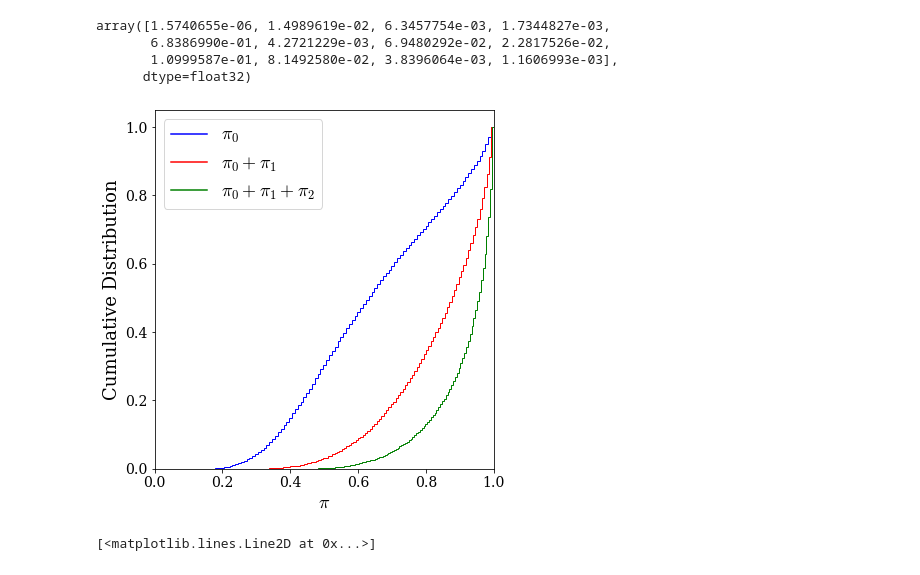
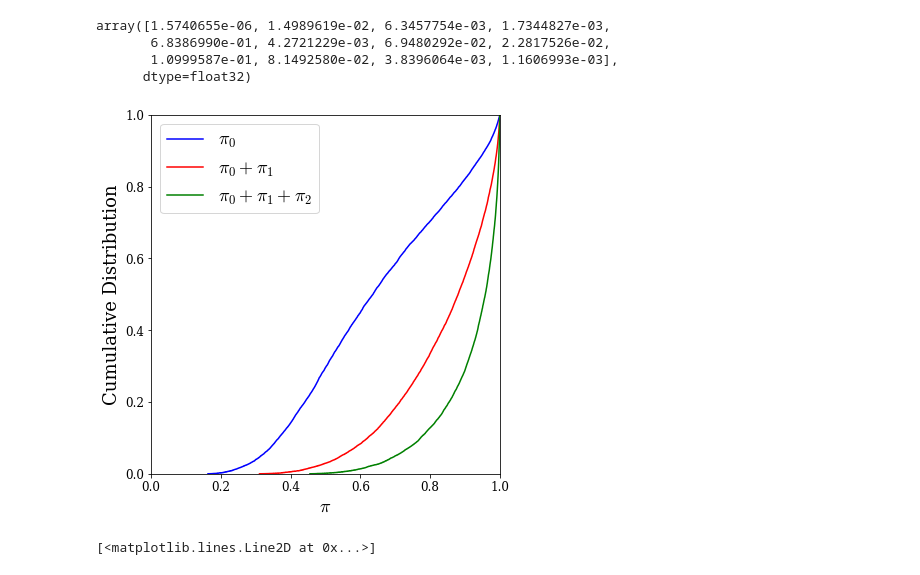
Before and after one commit to haimengzhao/magic-microlensing, a Jupyter notebook: test_lcplot.ipynb, the cells around one changed output. Saved outputs shown, nothing was run; the diff lists cells and outputs as text; code cells hidden in the pictures.

Commit message:
test: empirical cdf plot

```diff
--- a/test_lcplot.ipynb
+++ b/test_lcplot.ipynb
@@ -471,25 +471,38 @@ array([1.5740655e-06, 1.4989619e-02, 6.3457754e-03, 1.7344827e-03,
        6.8386990e-01, 4.2721229e-03, 6.9480292e-02, 2.2817526e-02,
        1.0999587e-01, 8.1492580e-02, 3.8396064e-03, 1.1606993e-03],
       dtype=float32)
+# %%
+def ecdf(x):
+    xnew = np.sort(x)
+    xval, cdf = [], []
+    for i in range(len(xnew)):
+        cdf.append(i)
+        xval.append(xnew[i])
+        cdf.append(i+1)
+        xval.append(xnew[i])
+    cdf = np.array(cdf)/cdf[-1]
+    xval = np.array(xval)
+    return xval, cdf
 # %%
 fig = plt.figure(figsize=(6, 6))
 ax1 = plt.subplot2grid((1, 1), (0, 0), rowspan=1, colspan=1)
-plt.hist(pis_gap.sort(dim=-1)[0][:, -1:].sum(dim=-1).numpy(), bins=100, density=True, cumulative=True, histtype='step', color='blue')
-plt.hist(pis_gap.sort(dim=-1)[0][:, -2:].sum(dim=-1).numpy(), bins=100, density=True, cumulative=True, histtype='step', color='red')
-plt.hist(pis_gap.sort(dim=-1)[0][:, -3:].sum(dim=-1).numpy(), bins=100, density=True, cumulative=True, histtype='step', color='green')
-plt.plot(-1, 0, label=r'$\pi_0$', color='blue')
-plt.plot(-1, 0, label=r'$\pi_0+\pi_1$', color='red')
-plt.plot(-1, 0, label=r'$\pi_0+\pi_1+\pi_2$', color='green')
+# plt.hist(pis_gap.sort(dim=-1)[0][:, -1:].sum(dim=-1).numpy(), bins=100, density=True, cumulative=True, histtype='step', color='blue')
+# plt.hist(pis_gap.sort(dim=-1)[0][:, -2:].sum(dim=-1).numpy(), bins=100, density=True, cumulative=True, histtype='step', color='red')
+# plt.hist(pis_gap.sort(dim=-1)[0][:, -3:].sum(dim=-1).numpy(), bins=100, density=True, cumulative=True, histtype='step', color='green')
+plt.plot(*ecdf(pis_gap.sort(dim=-1)[0][:, -1:].sum(dim=-1).numpy()), label=r'$\pi_0$', color='blue')
+plt.plot(*ecdf(pis_gap.sort(dim=-1)[0][:, -2:].sum(dim=-1).numpy()), label=r'$\pi_0+\pi_1$', color='red')
+plt.plot(*ecdf(pis_gap.sort(dim=-1)[0][:, -3:].sum(dim=-1).numpy()), label=r'$\pi_0+\pi_1+\pi_2$', color='green')
 plt.xlabel(r'$\pi$', fontsize=18)
 plt.ylabel(r'Cumulative Distribution', fontsize=18)
 plt.xlim(0, 1)
+plt.ylim(0, 1)
 plt.legend(fontsize=18, loc='upper left')
 
 plt.tight_layout()
 plt.savefig('./cdf_pi.pdf')
 plt.show()
 # %% [output]
-[figure, old version]
+[figure, new version]
 # %%
 from sklearn.cluster import KMeans
 from sklearn.metrics import silhouette_score
```
Also changed, not shown: parts of 3 cells of this notebook, 3 other files.
